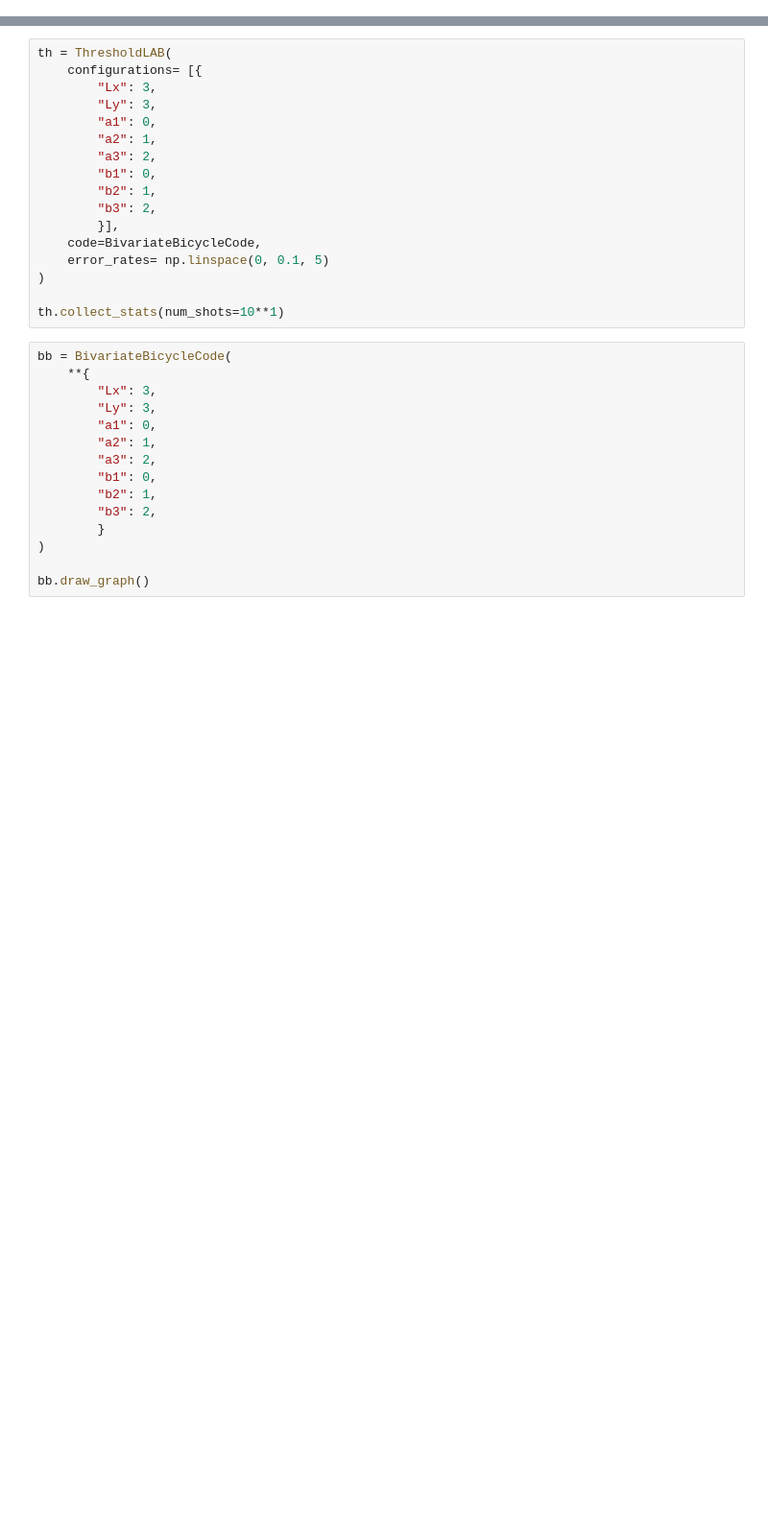
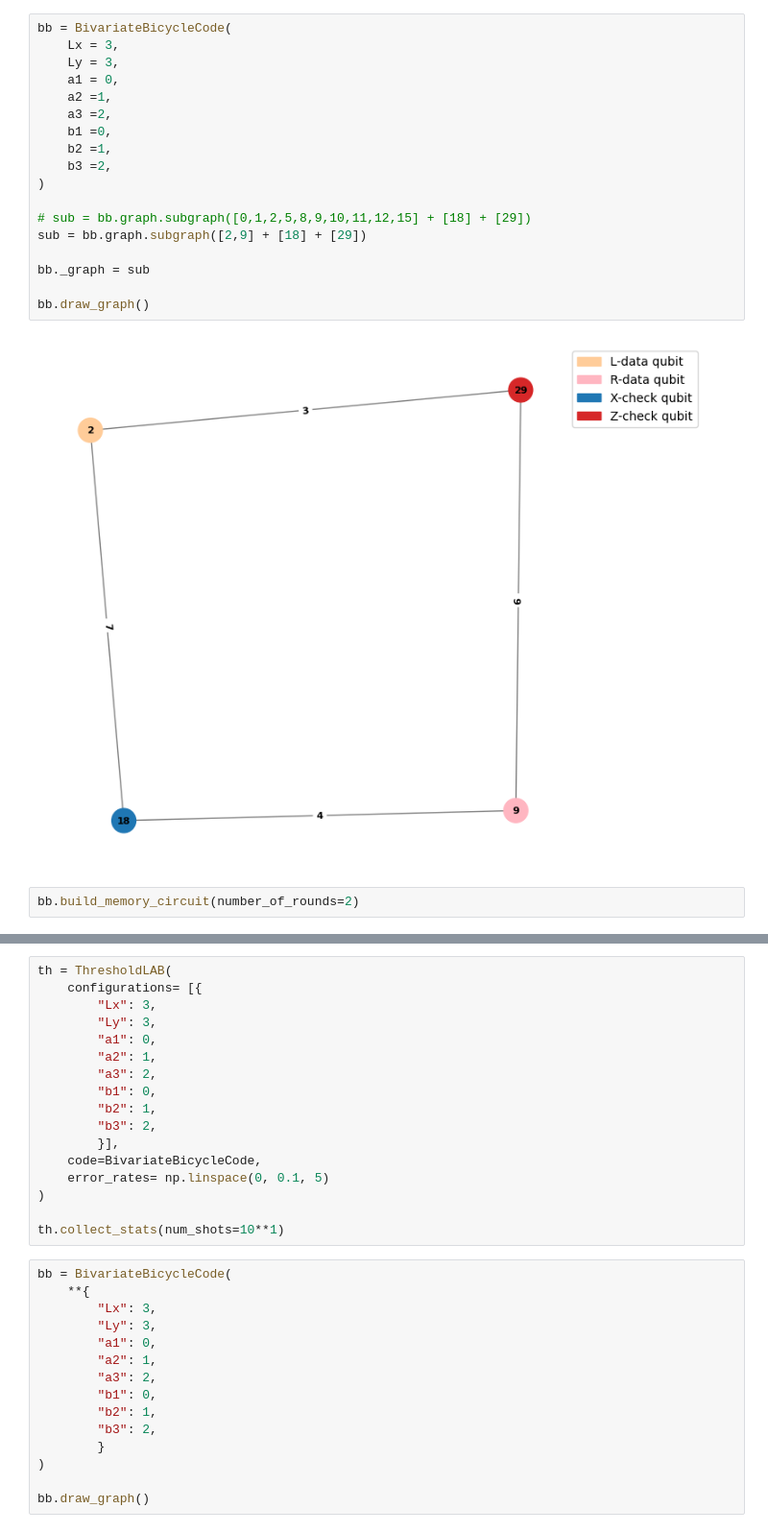
Before and after one commit to adelshb/graphqec, a Jupyter notebook: notebooks/bivariate_bicycle_code.ipynb, the cells around one changed output, grey strips where cells are left out. Shown: that part at 96% size. Saved outputs shown, nothing was run; the diff lists cells and outputs as text; blank space fills up the shorter version.

```diff
--- a/notebooks/bivariate_bicycle_code.ipynb
+++ b/notebooks/bivariate_bicycle_code.ipynb
@@ -15,0 +22,22 @@ bb.draw_graph()
+# %%
+bb = BivariateBicycleCode(
+    Lx = 3,
+    Ly = 3,
+    a1 = 0,
+    a2 =1,
+    a3 =2,
+    b1 =0,
+    b2 =1,
+    b3 =2,
+)
+
+# sub = bb.graph.subgraph([0,1,2,5,8,9,10,11,12,15] + [18] + [29])
+sub = bb.graph.subgraph([2,9] + [18] + [29])
+
+bb._graph = sub
+
+bb.draw_graph()
+# %% [output]
+[figure, added]
+# %%
+bb.build_memory_circuit(number_of_rounds=2)
```
Also changed, not shown: parts of 6 cells of this notebook, 6 other files.
